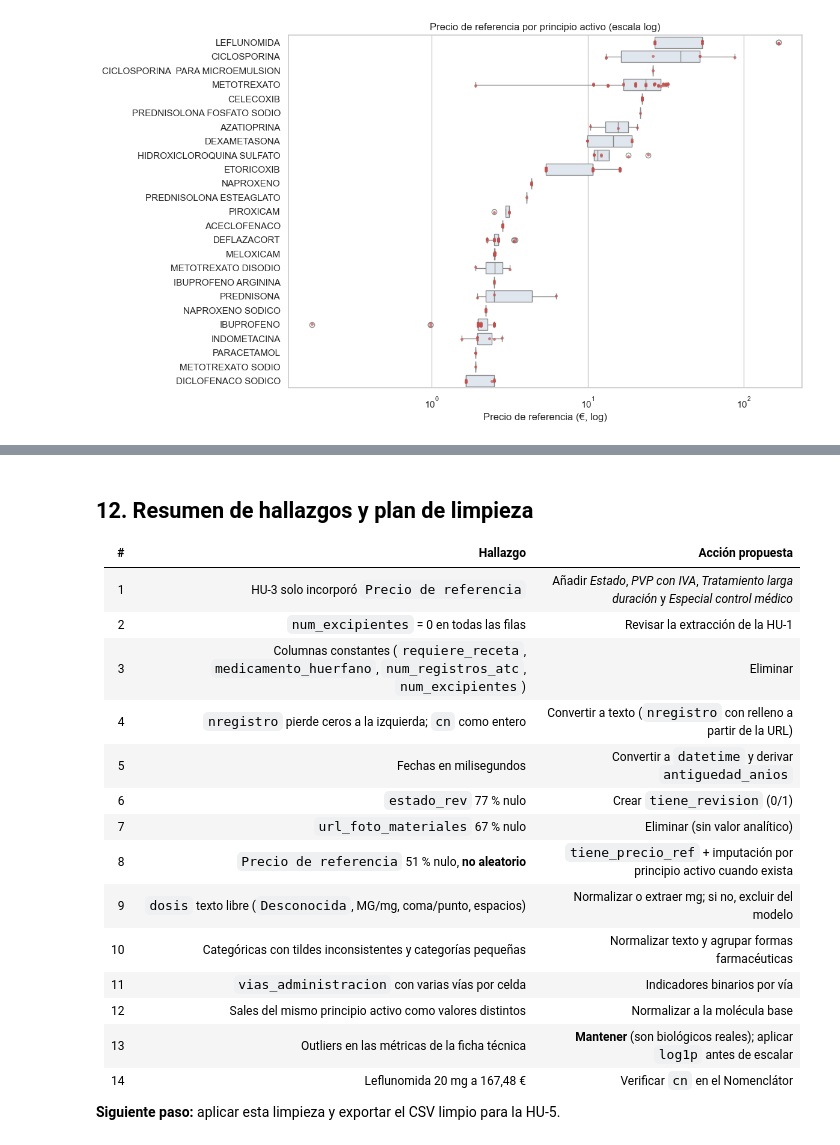
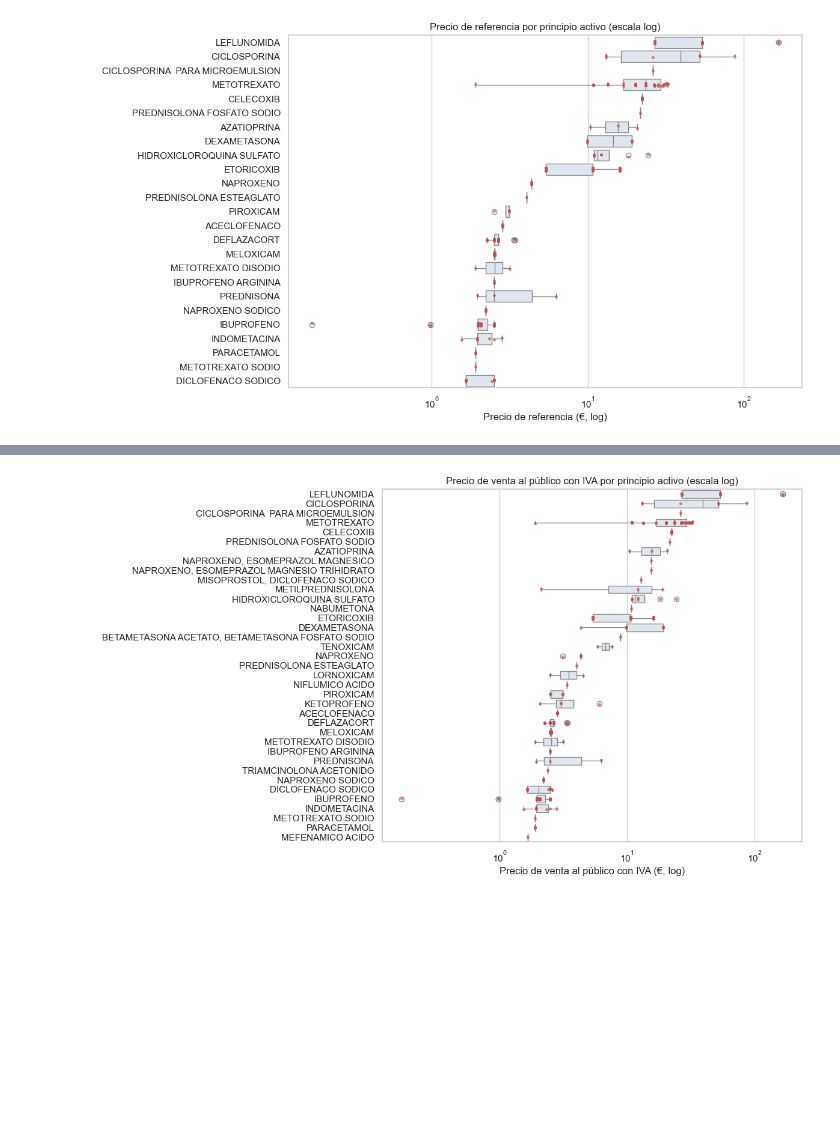
Before and after one commit to pedrinch10/Arthena4, a Jupyter notebook: codigo_HU4_HU5/HU4_EDA_medicamentos.ipynb, the cells around one changed output, grey strips where cells are left out. Saved outputs shown, nothing was run; the diff lists cells and outputs as text; code cells hidden in the pictures; blank space fills up the shorter version.

```diff
--- a/codigo_HU4_HU5/HU4_EDA_medicamentos.ipynb
+++ b/codigo_HU4_HU5/HU4_EDA_medicamentos.ipynb
@@ -658,0 +567,7 @@ df[df["pactivos"] == "LEFLUNOMIDA"][["nombre", "cn", "dosis", "Precio de referen
+# %%
+# Crear una variable que divida los datos entre inyectable y no inyectable para buscar patrones
+# En caso de ser relevante en la gráfica puede usarse para el modelo más adelante
+df['tipo_admin'] = np.where(
+    df["forma_farmaceutica_simplificada"].str.contains("INYECTABLE", case=False, na=False),
+    "Inyectable", "No inyectable"
+)
@@ -661,16 +587,0 @@ df[df["pactivos"] == "LEFLUNOMIDA"][["nombre", "cn", "dosis", "Precio de referen
-# %%
-cols_corr = ["volumen_informativo_seguridad", "complejidad_desglose_clinico", "indicador_riesgo_severo",
-             "Precio de referencia", "comercializado", "generico", "biosimilar",
-             "afecta_conduccion", "triangulo_negro", "num_principios_activos"]
-df["antiguedad_anios"] = (pd.Timestamp.today() - df["fecha_aut"]).dt.days / 365.25
-cols_corr.append("antiguedad_anios")
-
-corr = df[cols_corr].corr(method="spearman")
-mask = np.triu(np.ones_like(corr, dtype=bool))
-
-fig, ax = plt.subplots(figsize=(10, 8))
-sns.heatmap(corr, mask=mask, annot=True, fmt=".2f", cmap="RdBu_r", center=0, vmin=-1, vmax=1,
-            linewidths=0.5, cbar_kws={"shrink": 0.8}, ax=ax)
-ax.set_title("Matriz de correlación (Spearman)")
-plt.tight_layout()
-plt.show()
@@ -734,21 +603,15 @@ UPADACITINIB HEMIHIDRATO                        3           0             0.0
-# %% [markdown]
-## 12. Resumen de hallazgos y plan de limpieza
-
-| # | Hallazgo | Acción propuesta |
-|---|---|---|
-| 1 | HU-3 solo incorporó `Precio de referencia` | Añadir *Estado*, *PVP con IVA*, *Tratamiento larga duración* y *Especial control médico* |
-| 2 | `num_excipientes` = 0 en todas las filas | Revisar la extracción de la HU-1 |
-| 3 | Columnas constantes (`requiere_receta`, `medicamento_huerfano`, `num_registros_atc`, `num_excipientes`) | Eliminar |
-| 4 | `nregistro` pierde ceros a la izquierda; `cn` como entero | Convertir a texto (`nregistro` con relleno a partir de la URL) |
-| 5 | Fechas en milisegundos | Convertir a `datetime` y derivar `antiguedad_anios` |
-| 6 | `estado_rev` 77 % nulo | Crear `tiene_revision` (0/1) |
-| 7 | `url_foto_materiales` 67 % nulo | Eliminar (sin valor analítico) |
-| 8 | `Precio de referencia` 51 % nulo, **no aleatorio** | `tiene_precio_ref` + imputación por principio activo cuando exista |
-| 9 | `dosis` texto libre (`Desconocida`, MG/mg, coma/punto, espacios) | Normalizar o extraer mg; si no, excluir del modelo |
-| 10 | Categóricas con tildes inconsistentes y categorías pequeñas | Normalizar texto y agrupar formas farmacéuticas |
-| 11 | `vias_administracion` con varias vías por celda | Indicadores binarios por vía |
-| 12 | Sales del mismo principio activo como valores distintos | Normalizar a la molécula base |
-| 13 | Outliers en las métricas de la ficha técnica | **Mantener** (son biológicos reales); aplicar `log1p` antes de escalar |
-| 14 | Leflunomida 20 mg a 167,48 € | Verificar `cn` en el Nomenclátor |
-
-**Siguiente paso:** aplicar esta limpieza y exportar el CSV limpio para la HU-5.
+# %%
+con_precio = df.dropna(subset=["Precio de venta al público con IVA"])
+orden = con_precio.groupby("pactivos")["Precio de venta al público con IVA"].median().sort_values(ascending=False).index
+
+fig, ax = plt.subplots(figsize=(12, 7))
+sns.boxplot(data=con_precio, y="pactivos", x="Precio de venta al público con IVA", order=orden, ax=ax, color="#dce6f1")
+sns.stripplot(data=con_precio, y="pactivos", x="Precio de venta al público con IVA", order=orden, ax=ax,
+              color="#c0504d", size=3.5, alpha=0.7)
+ax.set_xscale("log")
+ax.set_title("Precio de venta al público con IVA por principio activo (escala log)")
+ax.set_xlabel("Precio de venta al público con IVA (€, log)"); ax.set_ylabel("")
+plt.tight_layout()
+plt.show()
+# %% [output]
+[figure, added]
```
Also changed, not shown: parts of 29 cells of this notebook, 2 other files.
